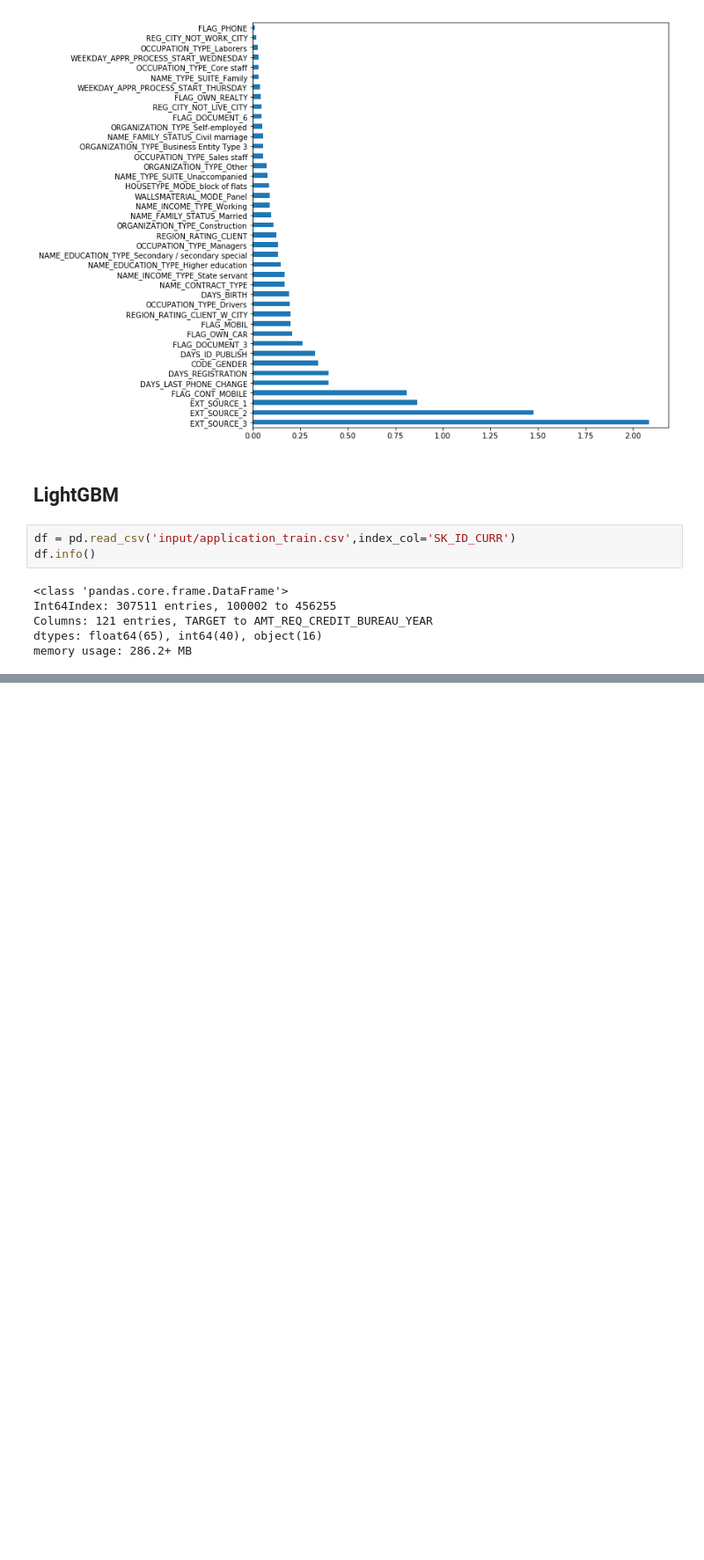
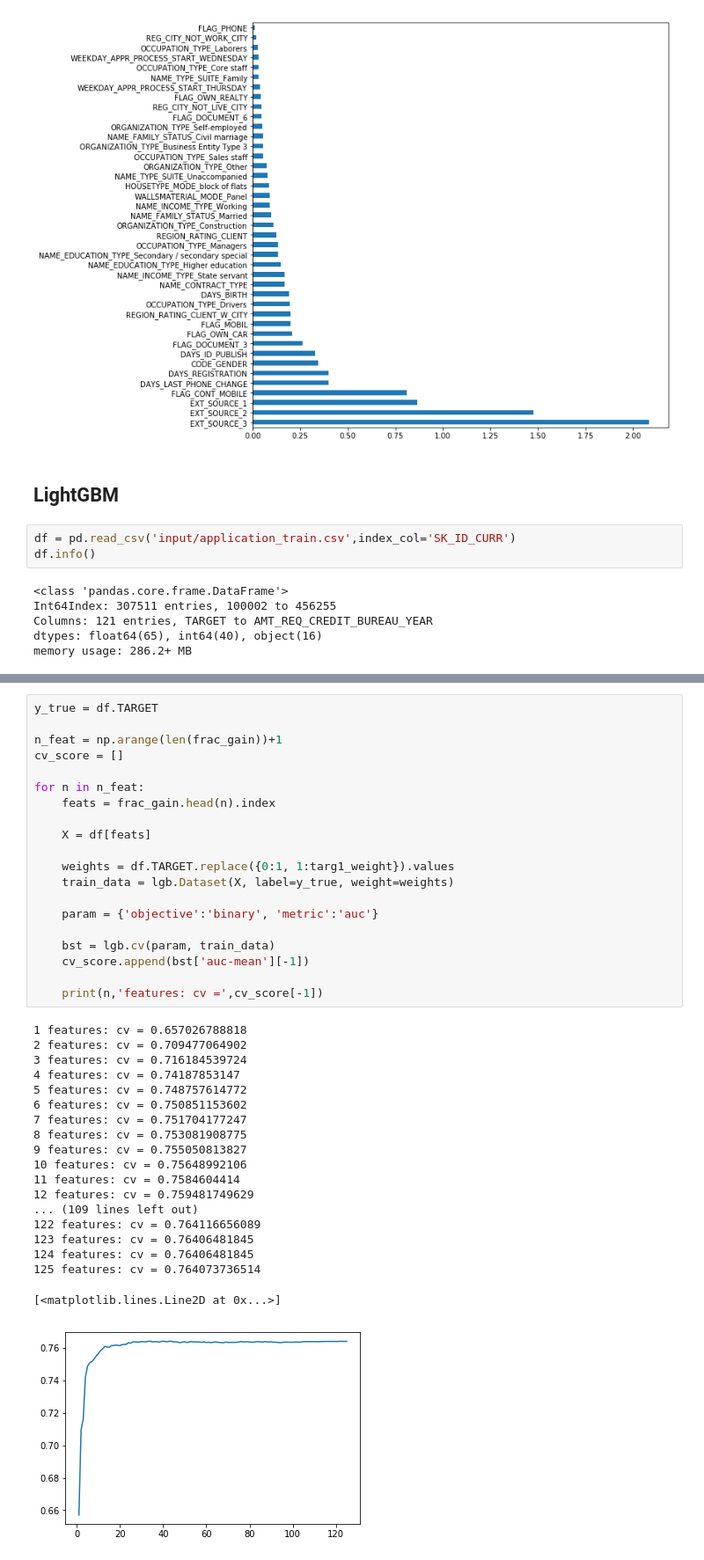
Before and after one commit to jack89roberts/kaggle-home-credit-default-risk, a Jupyter notebook: home_credit_default_risk.ipynb, the cells around one changed output, grey strips where cells are left out. Shown at 88% size. Saved outputs shown, nothing was run; the diff lists cells and outputs as text; blank space fills up the shorter version.

```diff
--- a/home_credit_default_risk.ipynb
+++ b/home_credit_default_risk.ipynb
@@ -506,0 +562,40 @@ submit.to_csv('input/submission.csv')
+# %%
+y_true = df.TARGET
+
+n_feat = np.arange(len(frac_gain))+1
+cv_score = []
+
+for n in n_feat:
+    feats = frac_gain.head(n).index
+
+    X = df[feats]
+
+    weights = df.TARGET.replace({0:1, 1:targ1_weight}).values
+    train_data = lgb.Dataset(X, label=y_true, weight=weights)
+
+    param = {'objective':'binary', 'metric':'auc'}
+
+    bst = lgb.cv(param, train_data)
+    cv_score.append(bst['auc-mean'][-1])
+
+    print(n,'features: cv =',cv_score[-1])
+# %% [output]
+1 features: cv = 0.657026788818
+2 features: cv = 0.709477064902
+3 features: cv = 0.716184539724
+4 features: cv = 0.74187853147
+5 features: cv = 0.748757614772
+6 features: cv = 0.750851153602
+7 features: cv = 0.751704177247
+8 features: cv = 0.753081908775
+9 features: cv = 0.755050813827
+10 features: cv = 0.75648992106
+11 features: cv = 0.7584604414
+12 features: cv = 0.759481749629
+... (109 lines left out)
+122 features: cv = 0.764116656089
+123 features: cv = 0.76406481845
+124 features: cv = 0.76406481845
+125 features: cv = 0.764073736514
+[<matplotlib.lines.Line2D at 0x...>]
+[figure, added]
```
Also changed, not shown: parts of 17 cells of this notebook, 4 other files.
